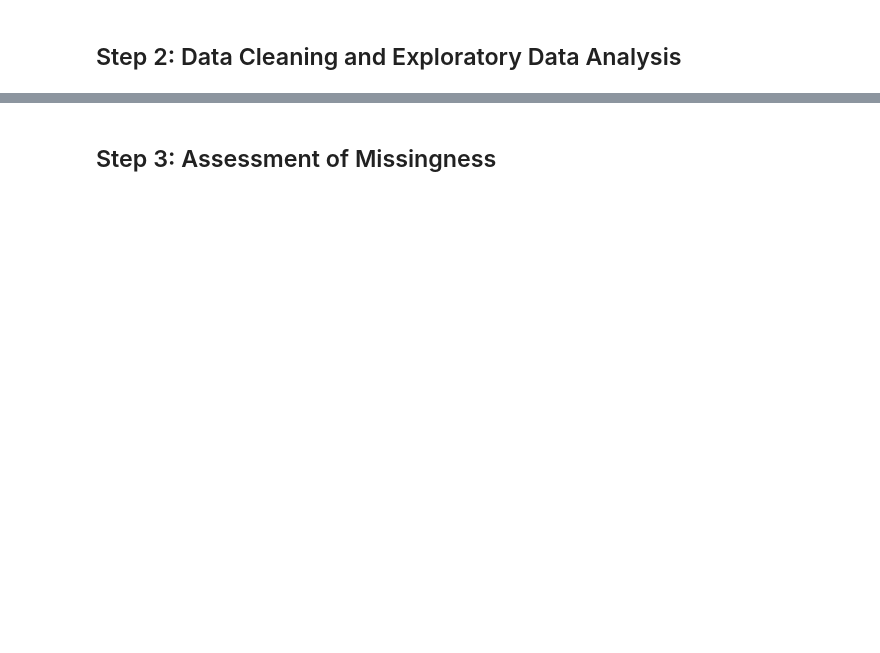
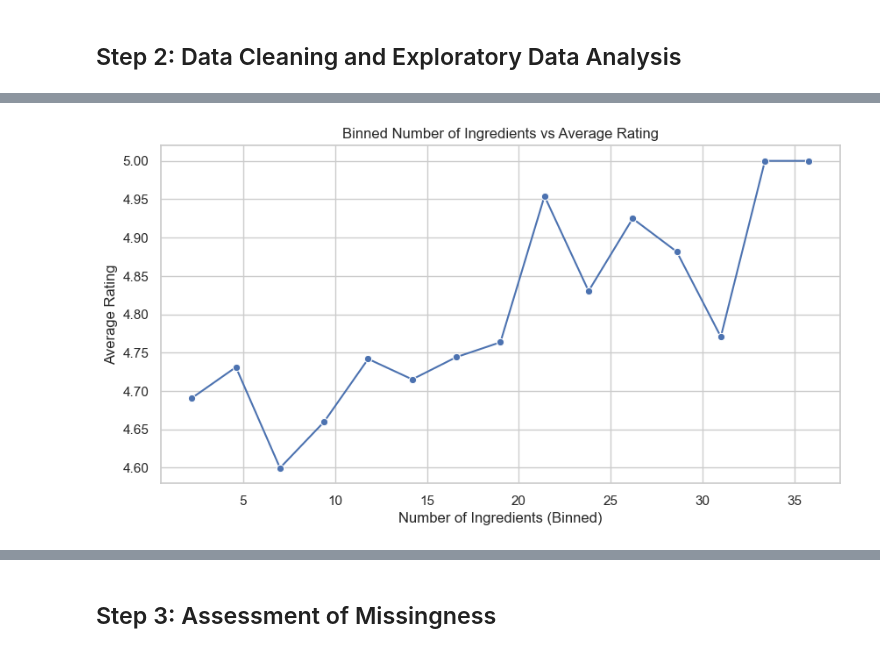
Before and after one commit to MEStevenson-7/DSC80-FinalProject, a Jupyter notebook: template.ipynb, the cells around one changed output, grey strips where cells are left out. Cells and saved outputs as stored; diff of their text form; code cells hidden in the pictures; blank space fills up the shorter version.

```diff
--- a/template.ipynb
+++ b/template.ipynb
@@ -41,0 +240,16 @@ recipes
+# %%
+# Bin n_ingredients and calculate mean average_rating per bin
+df_binned_ing = df.copy()
+df_binned_ing['ingredients_bin'] = pd.cut(df_binned_ing['n_ingredients'], bins=15)
+
+grouped_ing = df_binned_ing.groupby('ingredients_bin')['average rating'].mean().reset_index()
+grouped_ing['midpoint'] = grouped_ing['ingredients_bin'].apply(lambda x: x.mid)
+
+plt.figure(figsize=(10, 5))
+sns.lineplot(x='midpoint', y='average rating', data=grouped_ing, marker='o')
+plt.title('Binned Number of Ingredients vs Average Rating')
+plt.xlabel('Number of Ingredients (Binned)')
+plt.ylabel('Average Rating')
+plt.show()
+# %% [output]
+[figure, added]
```
Also changed, not shown: parts of 31 cells of this notebook.
